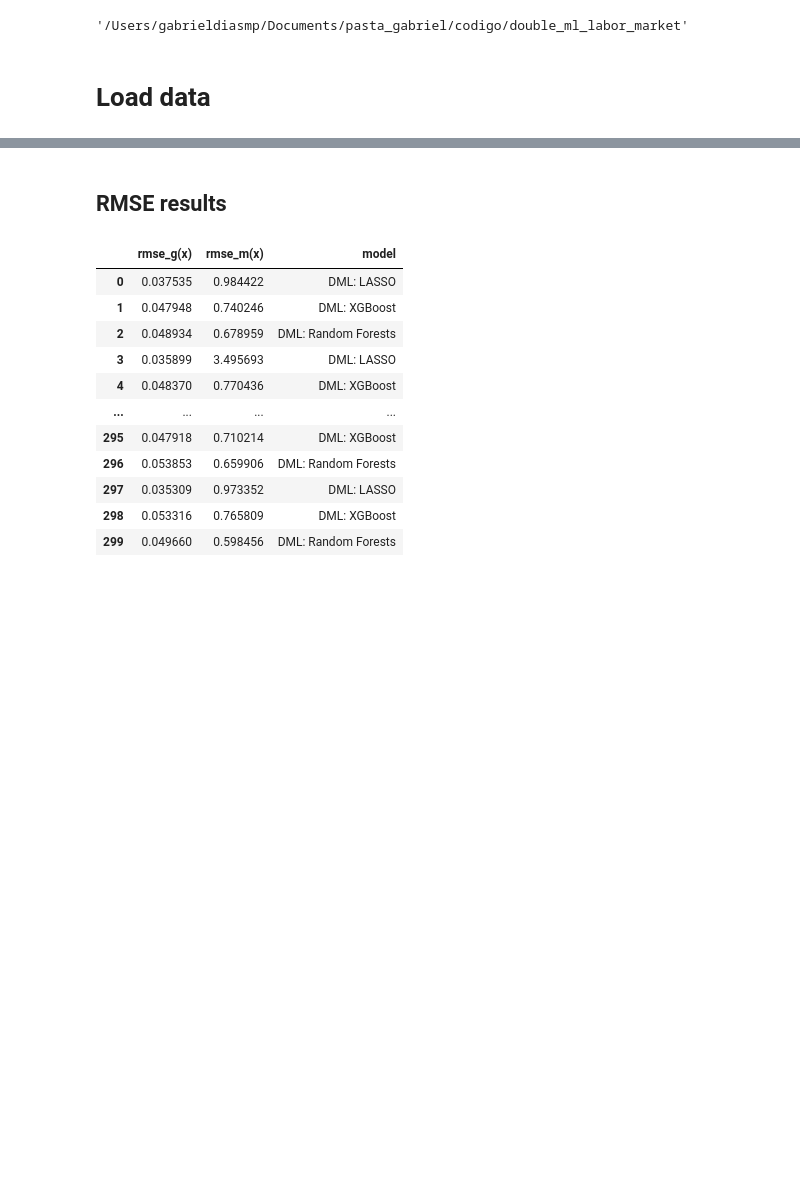
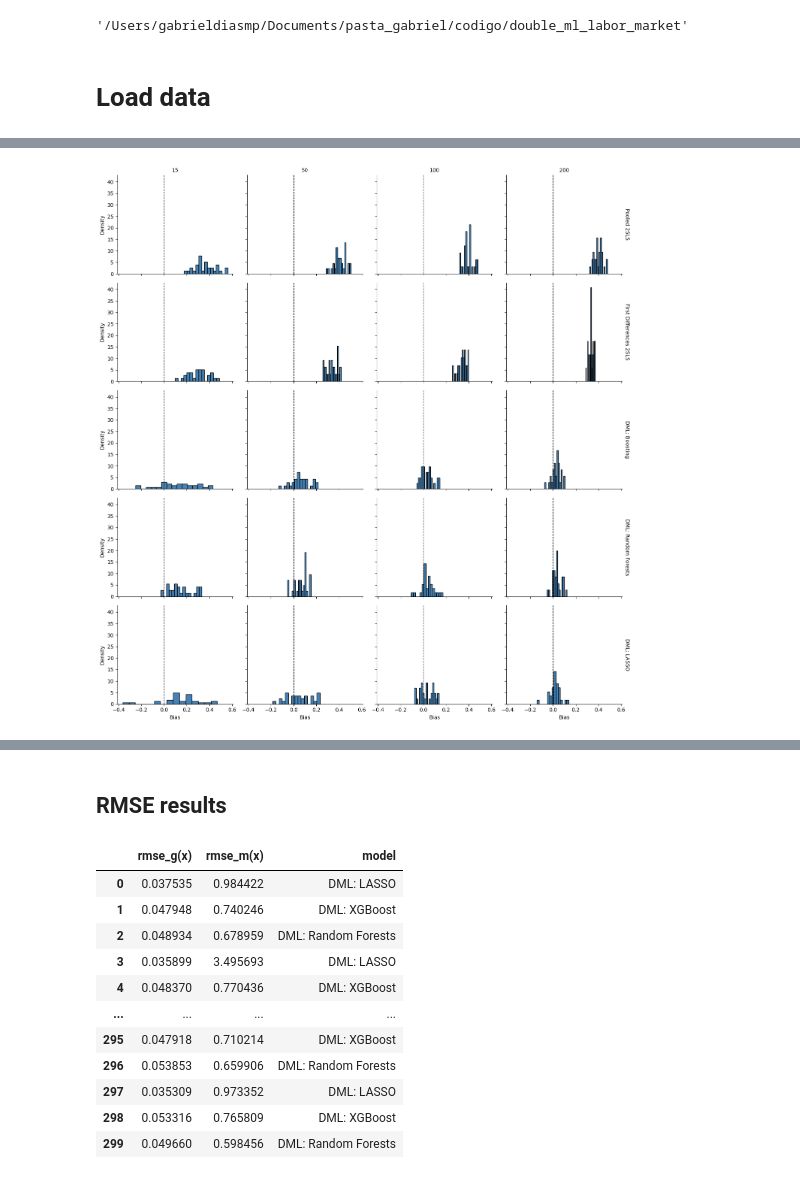
Before and after one commit to gabrieldiasmp/double_ml_labor_market, a Jupyter notebook: code/notebooks/generating_visualizations.ipynb, the cells around one changed output, grey strips where cells are left out. Saved outputs shown, nothing was run; the diff lists cells and outputs as text; code cells hidden in the pictures; blank space fills up the shorter version.

```diff
--- a/code/notebooks/generating_visualizations.ipynb
+++ b/code/notebooks/generating_visualizations.ipynb
@@ -16,0 +87,25 @@ rmse_results = pd.read_excel("data/learners_rmse.xlsx")
+# %%
+import seaborn as sns
+import matplotlib.pyplot as plt
+
+# Create a FacetGrid with model_name and size_panel as row and column categories
+g = sns.FacetGrid(simulation_results, row='model_name', col='size_panel', margin_titles=True, height=3, aspect=1.2)
+
+# Map the bias column to create proportional histograms
+g.map(plt.hist, 'Bias', bins=15, color='steelblue', edgecolor='black', density=True)
+
+# Add a dashed line at x=0 for each subplot
+for ax in g.axes.flat:
+    ax.axvline(0, color='black', linestyle='--', linewidth=1)
+
+# Set the axis labels and titles
+g.set_axis_labels('Bias', 'Density')
+g.set_titles(col_template='{col_name}', row_template='{row_name}')
+
+# Adjust the layout
+plt.tight_layout()
+
+# Show the plots
+plt.show()
+# %% [output]
+[figure, added]
```
Also changed, not shown: parts of 14 cells of this notebook, 29 other files.
